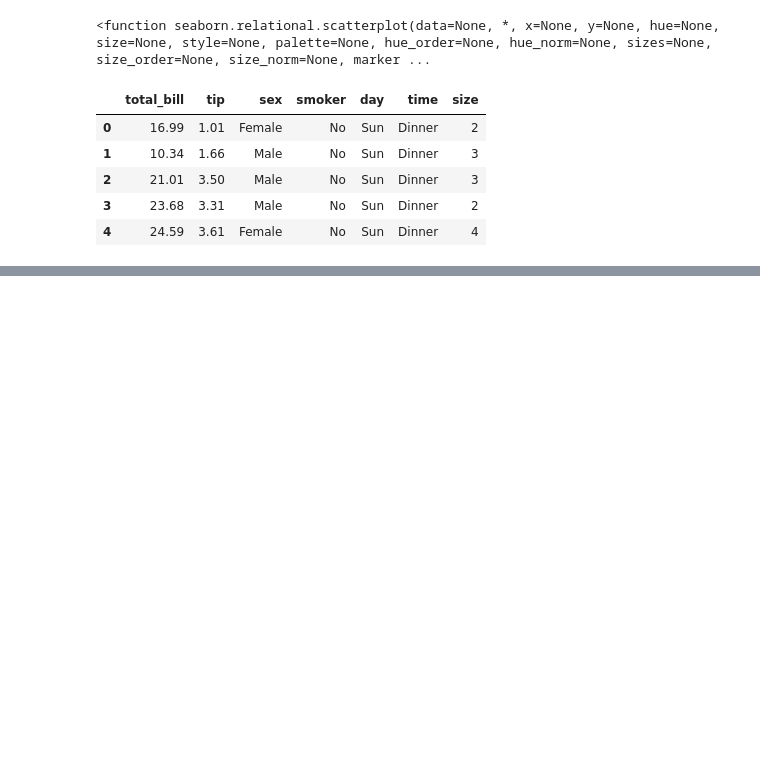
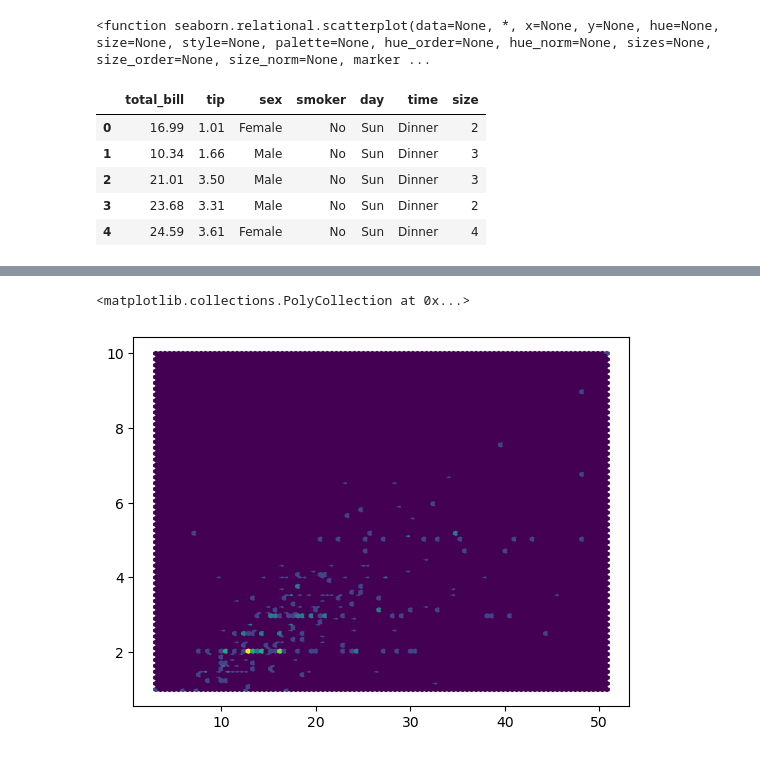
Before and after one commit to layla-focalors/pandas_learning, a Jupyter notebook: Ptest-1N19/Day2.ipynb, the cells around one changed output, grey strips where cells are left out. Drawn from its saved outputs; the diff is of its cells as text; code cells hidden in the pictures; blank space fills up the shorter version.

```diff
--- a/Ptest-1N19/Day2.ipynb
+++ b/Ptest-1N19/Day2.ipynb
@@ -1250,0 +1275,5 @@ https://gist.github.com/mwaskom/de44147ed2974457ad6372750bbe5751
+# %%
+plt.hexbin(x=df['total_bill'], y=df['tip'])
+# %% [output]
+<matplotlib.collections.PolyCollection at 0x...>
+[figure, added]
```
Also changed, not shown: parts of 136 cells of this notebook.
